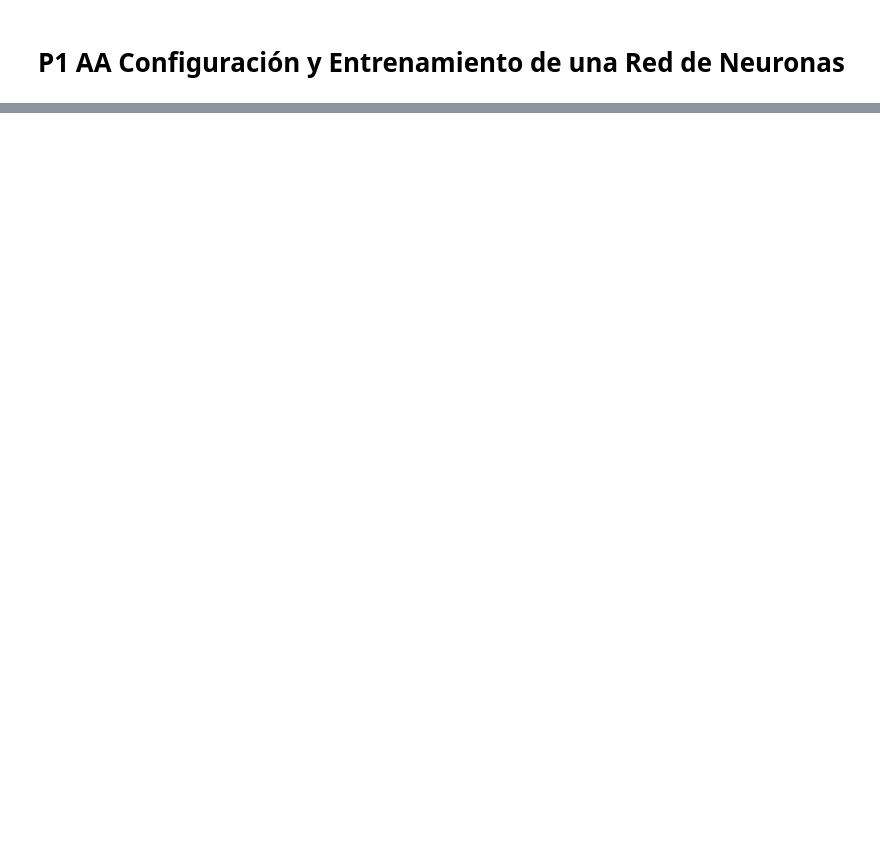
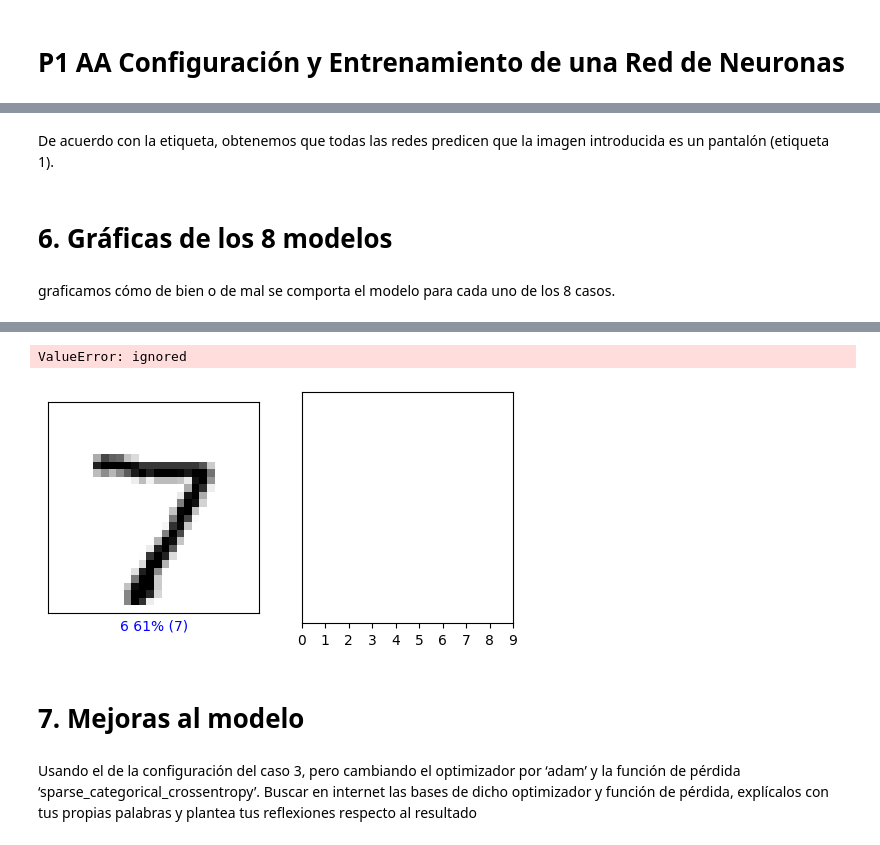
Before and after one commit to anruki/APRENDIZAJE_AUTOMATICO_23_24, a Jupyter notebook: P1_ClasificadorRopa.ipynb, the cells around one changed output, grey strips where cells are left out. Drawn from its saved outputs; the diff is of its cells as text; code cells hidden in the pictures; blank space fills up the shorter version.

```diff
--- a/P1_ClasificadorRopa.ipynb
+++ b/P1_ClasificadorRopa.ipynb
@@ -87,0 +533,5 @@ plt.show()
+# %%
+for network_m in networks_modificadas:
+  test_loss, test_acc = network_m.evaluate(test_images, test_labels)
+  print('test_loss:', test_loss)
+  print('test_acc:', test_acc)
@@ -87,0 +549,6 @@ plt.show()
+# %%
+for i, network in enumerate(networks):
+  test_loss, test_acc = network.evaluate(test_images, test_labels) # la precisión es menor, pq ha perdido generalidad (sobreentrenamiento)
+  print(f"\nPARÁMETROS DE LA RED NEURONAL {i}:")
+  print('test_loss:', test_loss)
+  print('test_acc:', test_acc)
@@ -87,0 +595,11 @@ plt.show()
+# %%
+target = np.expand_dims(test_images[5], axis=0)  # Añadimos una dimensión al np.array
+for i,network in enumerate(networks):
+  probability = networks[i].predict(target)  # Obtenemos los resultados de la capa de salida (probabilidad en cada componente)
+  prediction = np.argmax(probability)  # Tomamos como salida de la red el índice de la categoría con mayor probabilidad
+  print(f'RED NEURONAL {i}')
+  print('Vector de probabilidades:')
+  print(probability)
+  print('Predicción:')
+  print(prediction)
+  print()
@@ -87,0 +624,7 @@ plt.show()
+# %% [markdown]
+De acuerdo con la etiqueta, obtenemos que todas las redes predicen que la imagen introducida es un pantalón (etiqueta 1).
+# %% [markdown]
+# 6. Gráficas de los 8 modelos
+# %% [markdown]
+graficamos cómo de bien o de mal se comporta el
+modelo para cada uno de los 8 casos.
@@ -87,0 +662,23 @@ plt.show()
+# %%
+from keras.datasets import mnist
+import numpy as np
+import matplotlib.pyplot as plt
+
+(train_images, train_labels), (test_images, test_labels) = mnist.load_data()
+train_images = train_images.reshape((60000, 28 * 28))
+test_images = test_images.reshape((10000, 28 * 28))
+
+train_images = train_images.astype('float32') / 255
+test_images = test_images.astype('float32') / 255
+
+predictions = network.predict(test_images)
+
+for i in range(20):
+  plt.figure(figsize=(6,3))
+  plt.subplot(1,2,1)
+  plot_image(i, predictions[i], test_labels, test_images.reshape(10000,28,28))
+  plt.subplot(1,2,2)
+  plot_value_array(i, predictions[i],  test_labels)
+  plt.show()
+  plt.clf()
+# %% [output]
@@ -87,0 +688,7 @@ plt.show()
+ValueError: ignored
+[figure, added]
+# %% [markdown]
+# 7. Mejoras al modelo
+# %% [markdown]
+Usando el de la configuración del caso 3, pero cambiando el
+optimizador por ‘adam’ y la función de pérdida ‘sparse_categorical_crossentropy’. Buscar en internet las bases de dicho optimizador y función de pérdida, explícalos con tus propias palabras y plantea tus reflexiones respecto al resultado
```
Also changed, not shown: parts of 92 cells of this notebook.
